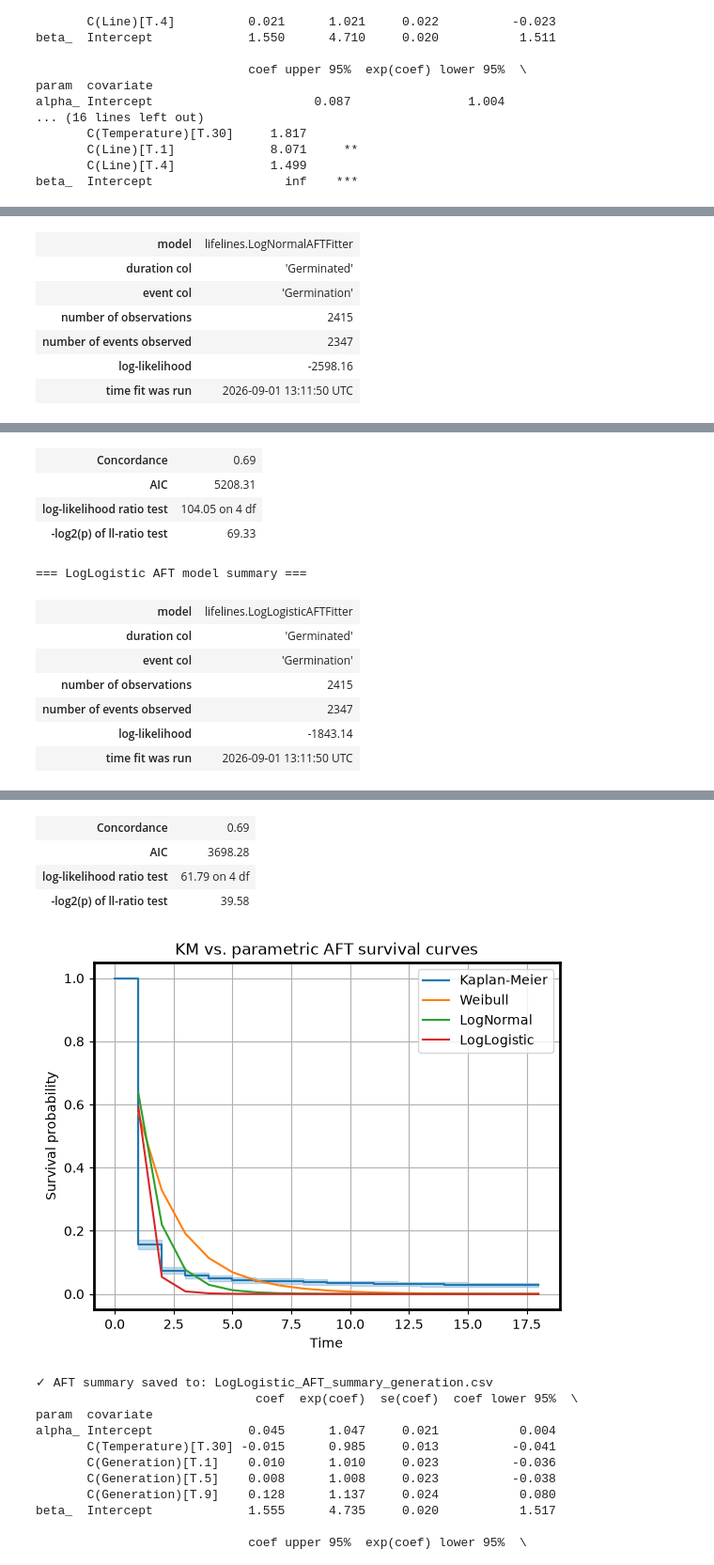
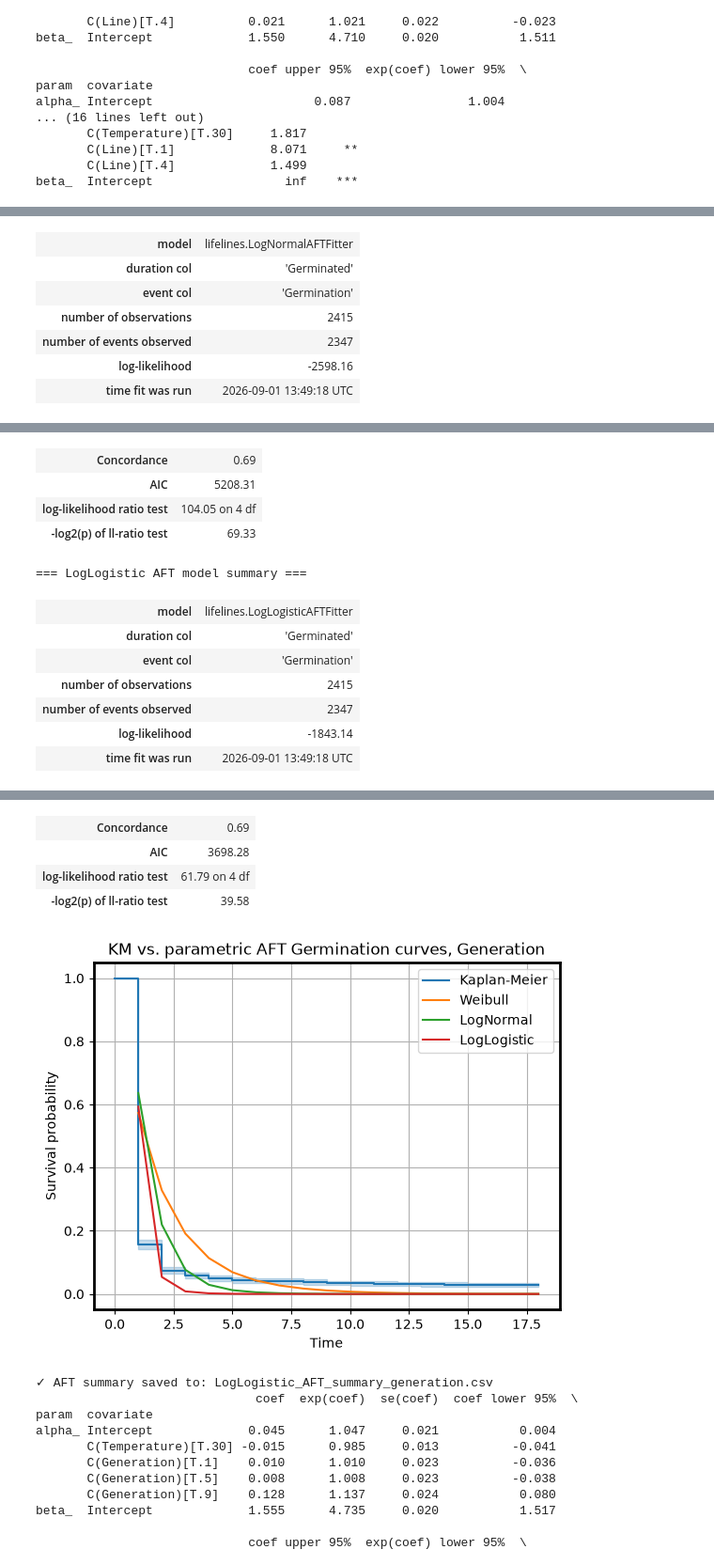
Before and after one commit to JoakimHaraldsvik/Germination, a Jupyter notebook: Germination_2025.ipynb, the cells around one changed output, grey strips where cells are left out. Shown at 94% size. Saved outputs shown, nothing was run; the diff lists cells and outputs as text; code cells hidden in the pictures.

```diff
--- a/Germination_2025.ipynb
+++ b/Germination_2025.ipynb
@@ -912,7 +912,7 @@ for name, model in models.items():
 plt.legend()
 plt.xlabel("Time")
 plt.ylabel("Survival probability")
-plt.title("KM vs. parametric AFT survival curves")
+plt.title("KM vs. parametric AFT Germination curves, Generation")
 plt.show()
 # %% [output]
          model          AIC  log_likelihood  concordance_index  \
@@ -956,38 +956,38 @@ plt.show()
 | number of observations | 2415 |
 | number of events observed | 2347 |
 | log-likelihood | -2598.16 |
-| time fit was run | 2026-09-01 13:11:50 UTC |
+| time fit was run | 2026-09-01 13:49:18 UTC |
 |  |  | coef | exp(coef) | se(coef) | coef lower 95% | coef upper 95% | exp(coef) lower 95% | ... |
 | mu_ | Intercept | 0.11 | 1.12 | 0.04 | 0.03 | 0.19 | 1.03 | ... |
 |  | C(Temperature)[T.30] | -0.01 | 0.99 | 0.02 | -0.06 | 0.04 | 0.94 | ... |
 |  | C(Generation)[T.1] | 0.04 | 1.04 | 0.04 | -0.05 | 0.12 | 0.95 | ... |
 |  | C(Generation)[T.5] | 0.03 | 1.03 | 0.04 | -0.05 | 0.12 | 0.95 | ... |
 |  | C(Generation)[T.9] | 0.31 | 1.36 | 0.04 | 0.22 | 0.39 | 1.24 | ... |
 | sigma_ | Intercept | -0.50 | 0.60 | 0.01 | -0.53 | -0.48 | 0.59 | ... |
 | Concordance | 0.69 |
 | AIC | 5208.31 |
 | log-likelihood ratio test | 104.05 on 4 df |
 | -log2(p) of ll-ratio test | 69.33 |
 === LogLogistic AFT model summary ===
 | model | lifelines.LogLogisticAFTFitter |
 | duration col | 'Germinated' |
 | event col | 'Germination' |
 | number of observations | 2415 |
 | number of events observed | 2347 |
 | log-likelihood | -1843.14 |
-| time fit was run | 2026-09-01 13:11:50 UTC |
+| time fit was run | 2026-09-01 13:49:18 UTC |
 |  |  | coef | exp(coef) | se(coef) | coef lower 95% | coef upper 95% | exp(coef) lower 95% | ... |
 | alpha_ | Intercept | 0.05 | 1.05 | 0.02 | 0.00 | 0.09 | 1.00 | ... |
 |  | C(Temperature)[T.30] | -0.02 | 0.99 | 0.01 | -0.04 | 0.01 | 0.96 | ... |
 |  | C(Generation)[T.1] | 0.01 | 1.01 | 0.02 | -0.04 | 0.06 | 0.97 | ... |
 |  | C(Generation)[T.5] | 0.01 | 1.01 | 0.02 | -0.04 | 0.05 | 0.96 | ... |
 |  | C(Generation)[T.9] | 0.13 | 1.14 | 0.02 | 0.08 | 0.18 | 1.08 | ... |
 | beta_ | Intercept | 1.55 | 4.73 | 0.02 | 1.52 | 1.59 | 4.56 | ... |
 | Concordance | 0.69 |
 | AIC | 3698.28 |
 | log-likelihood ratio test | 61.79 on 4 df |
 | -log2(p) of ll-ratio test | 39.58 |
-[figure, old version]
+[figure, new version]
 # %%
 #When using the whole data and looking at generation and not line,
 #we se similarities with the omit_L0G0 data in that G9 is significant.
```
Also changed, not shown: parts of 22 cells of this notebook.
